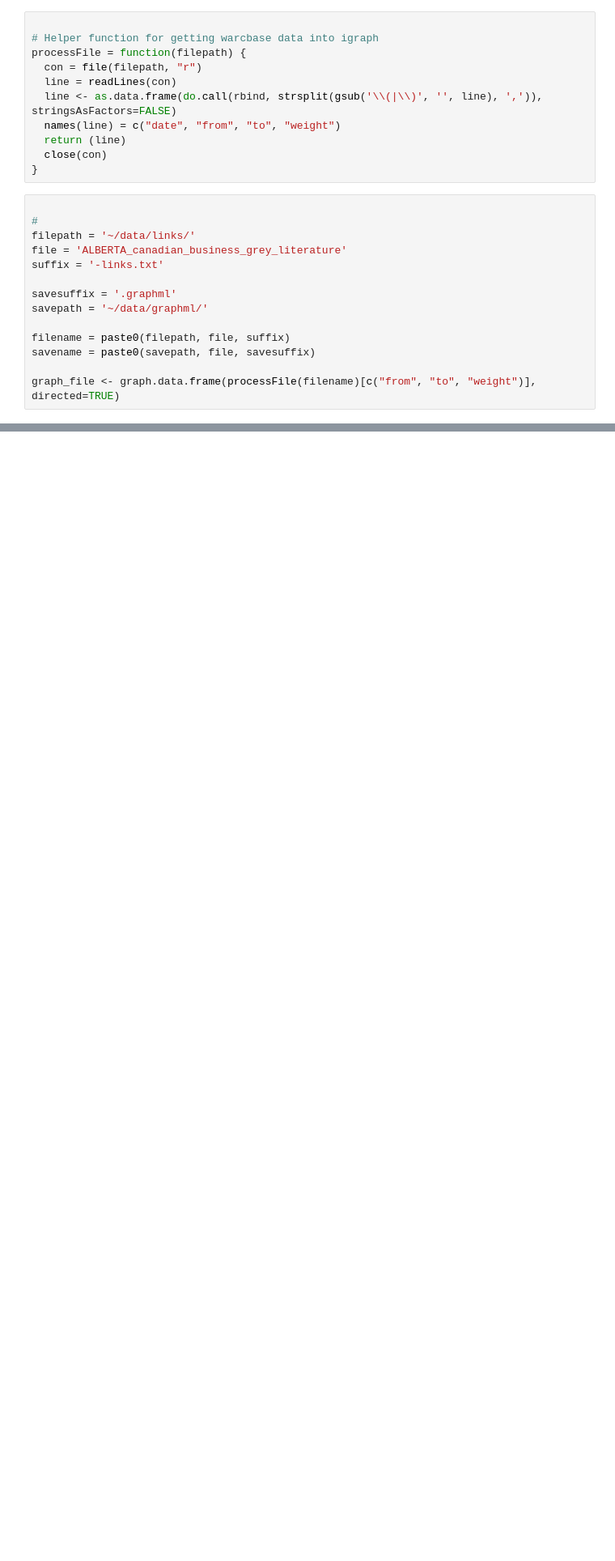
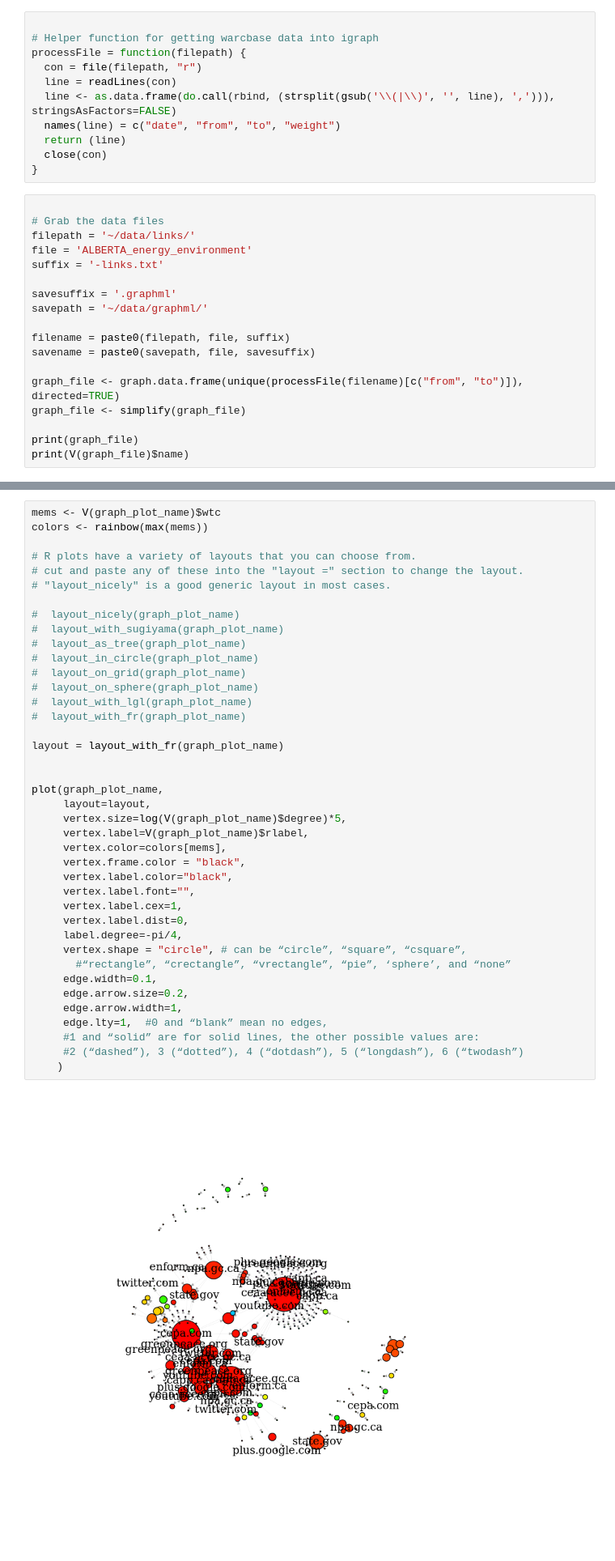
Before and after one commit to web-archive-group/Descriptor, a Jupyter notebook: descriptor/create_graphs_in_R.ipynb, the cells around one changed output, grey strips where cells are left out. Shown at 81% size. Drawn from its saved outputs; the diff is of its cells as text; blank space fills up the shorter version.

```diff
--- a/descriptor/create_graphs_in_R.ipynb
+++ b/descriptor/create_graphs_in_R.ipynb
@@ -8,16 +12,16 @@ library(igraph)
 processFile = function(filepath) {
   con = file(filepath, "r")
   line = readLines(con)
-  line <- as.data.frame(do.call(rbind, strsplit(gsub('\\(|\\)', '', line), ',')), stringsAsFactors=FALSE)
+  line <- as.data.frame(do.call(rbind, (strsplit(gsub('\\(|\\)', '', line), ','))), stringsAsFactors=FALSE)
   names(line) = c("date", "from", "to", "weight")
   return (line)
   close(con)
 }
 # %%
 
-#
+# Grab the data files
 filepath = '~/data/links/'
-file = 'ALBERTA_canadian_business_grey_literature'
+file = 'ALBERTA_energy_environment'
 suffix = '-links.txt'
 
 savesuffix = '.graphml'
@@ -26,4 +30,8 @@ savepath = '~/data/graphml/'
 filename = paste0(filepath, file, suffix)
 savename = paste0(savepath, file, savesuffix)
 
-graph_file <- graph.data.frame(processFile(filename)[c("from", "to", "weight")], directed=TRUE)
+graph_file <- graph.data.frame(unique(processFile(filename)[c("from", "to")]), directed=TRUE)
+graph_file <- simplify(graph_file)
+
+print(graph_file)
+print(V(graph_file)$name)
@@ -46,0 +102,42 @@ IGRAPH DNW- 142 470 --
+# %%
+mems <- V(graph_plot_name)$wtc
+colors <- rainbow(max(mems))
+
+# R plots have a variety of layouts that you can choose from.
+# cut and paste any of these into the "layout =" section to change the layout.
+# "layout_nicely" is a good generic layout in most cases.
+
+#  layout_nicely(graph_plot_name)
+#  layout_with_sugiyama(graph_plot_name)
+#  layout_as_tree(graph_plot_name)
+#  layout_in_circle(graph_plot_name)
+#  layout_on_grid(graph_plot_name)
+#  layout_on_sphere(graph_plot_name)
+#  layout_with_lgl(graph_plot_name)
+#  layout_with_fr(graph_plot_name)
+
+layout = layout_with_fr(graph_plot_name)
+
+
+plot(graph_plot_name,
+     layout=layout,
+     vertex.size=log(V(graph_plot_name)$degree)*5,
+     vertex.label=V(graph_plot_name)$rlabel,
+     vertex.color=colors[mems],
+     vertex.frame.color = "black",
+     vertex.label.color="black",
+     vertex.label.font="",
+     vertex.label.cex=1,
+     vertex.label.dist=0,
+     label.degree=-pi/4,
+     vertex.shape = "circle", # can be “circle”, “square”, “csquare”,
+       #“rectangle”, “crectangle”, “vrectangle”, “pie”, ‘sphere’, and “none”
+     edge.width=0.1,
+     edge.arrow.size=0.2,
+     edge.arrow.width=1,
+     edge.lty=1,  #0 and “blank” mean no edges,
+     #1 and “solid” are for solid lines, the other possible values are:
+     #2 (“dashed”), 3 (“dotted”), 4 (“dotdash”), 5 (“longdash”), 6 (“twodash”)
+    )
+# %% [output]
+[figure, added]
```
Also changed, not shown: parts of 5 cells of this notebook.
